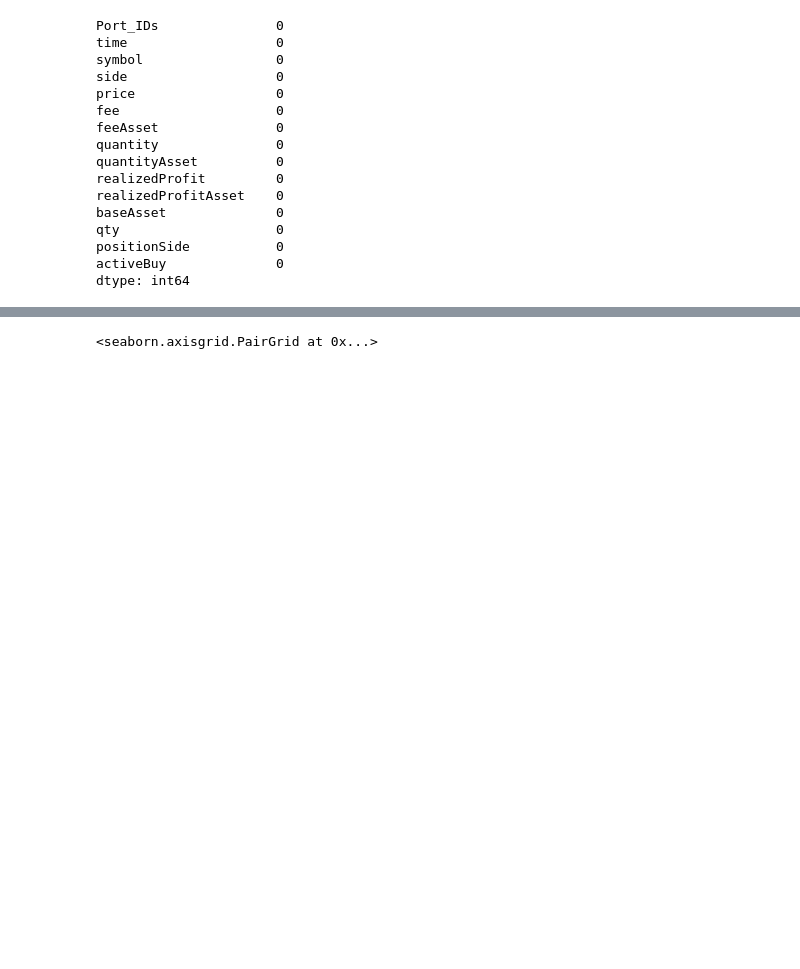
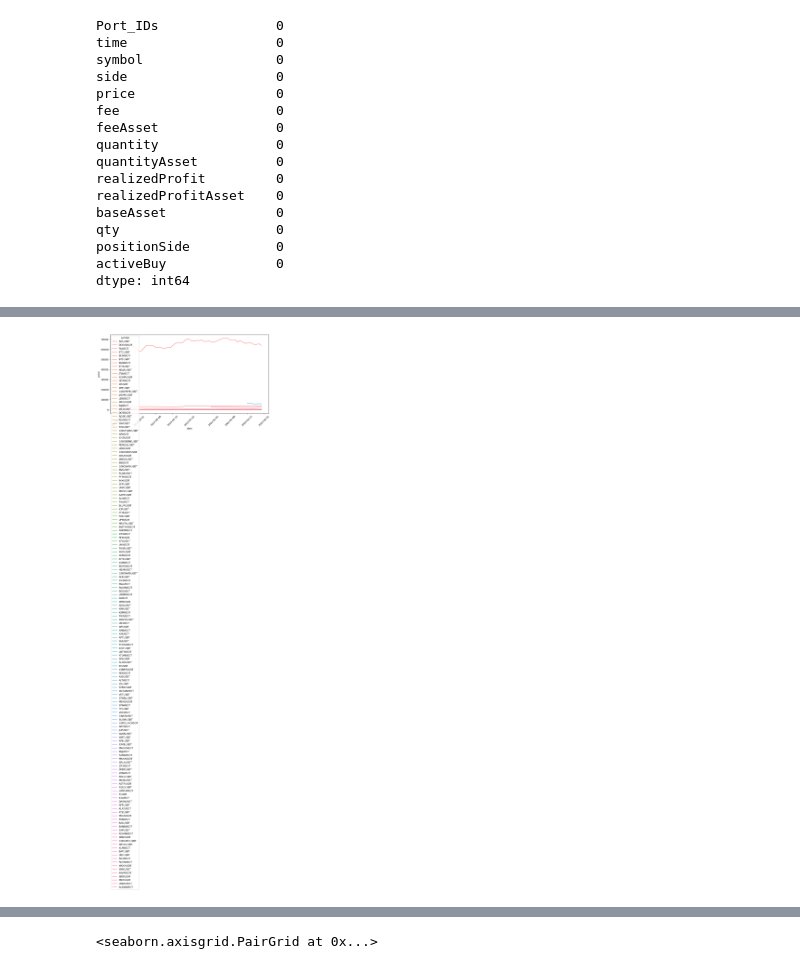
Before and after one commit to Anas262/Primetrade.ai_Assignment, a Jupyter notebook: EDA.ipynb, the cells around one changed output, grey strips where cells are left out. Saved outputs shown, nothing was run; the diff lists cells and outputs as text; code cells hidden in the pictures; blank space fills up the shorter version.

```diff
--- a/EDA.ipynb
+++ b/EDA.ipynb
@@ -201,0 +288,9 @@ df_final.head()
+# %%
+## Checking trends over time
+
+plt.figure(figsize=(12, 6))
+sns.lineplot(data=df_final, x="date", y="price", hue="symbol", errorbar=None)
+plt.xticks(rotation=45)
+plt.show()
+# %% [output]
+[figure, added]
```
Also changed, not shown: parts of 12 cells of this notebook.
